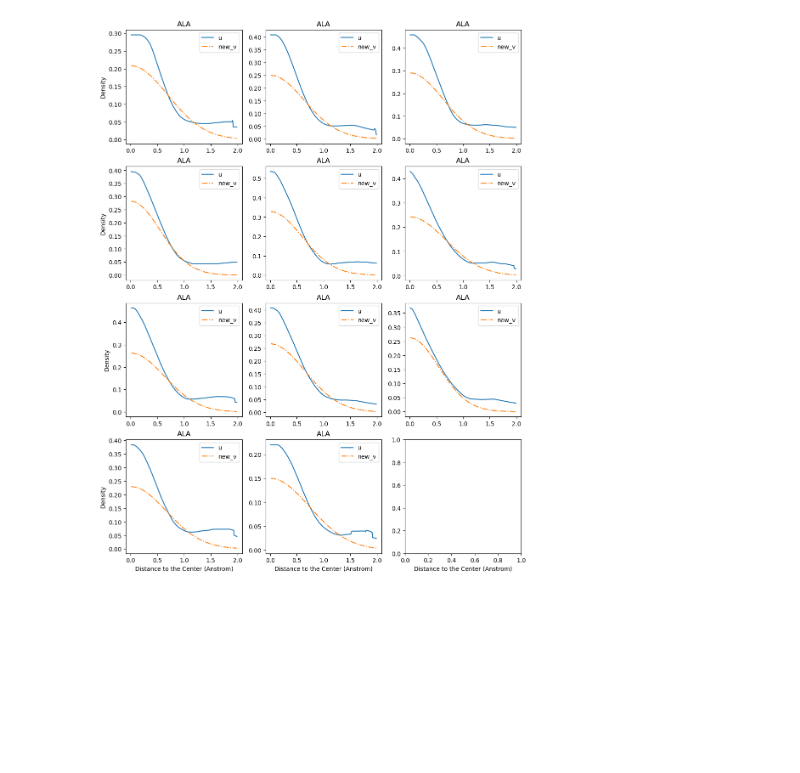
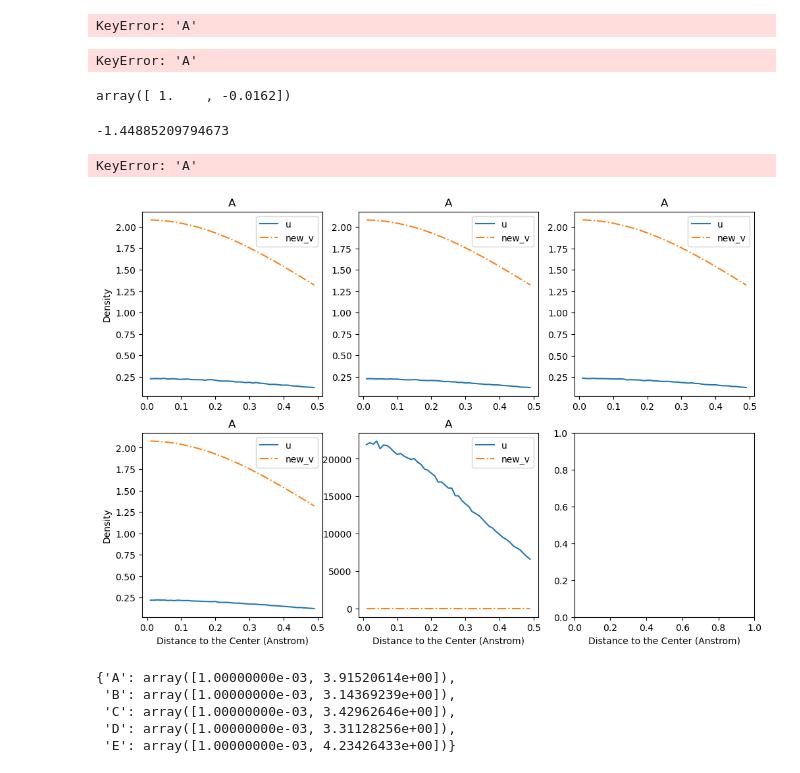
Before and after one commit to bookbnnbnn/Weighted-Empirical-Baysian-Model, a Jupyter notebook: package_test.ipynb, the cells around one changed output. Cells and saved outputs as stored; diff of their text form; code cells hidden in the pictures; blank space fills up the shorter version.

Commit message:
caculate `mu_mle` by scipy

```diff
--- a/package_test.ipynb
+++ b/package_test.ipynb
@@ -16,11 +39,12 @@ MAX_RAD = 0.2
 # %%
-wqeb = WQEB()
-data = wqeb.read_data(
-    root_map='./dataset/emd_11103.map',
-    root_pdb='./dataset/6z6u.pdb',
-    atomic="CA",
-    max_rad = MAX_RAD,
-    base_num_points=2,
-    max_points=20
-    )
+# MAX_RAD = 0.8
+# wqeb = WQEB()
+# data = wqeb.read_data(
+#     root_map='./dataset/emd_11103.map',
+#     root_pdb='./dataset/6z6u.pdb',
+#     atomic="CA",
+#     max_rad = MAX_RAD,
+#     base_num_points=2,
+#     max_points=10
+#     )
 # %%
@@ -116,0 +384,21 @@ True
+# %%
+-(1 / (2 * wqeb.sigmas_em["A"][0])) * (wqeb.data_log["A"][0][170] - wqeb.Xs_tilde["A"][0][170].T @ wqeb.betas_em["A"][0])**2
+# %% [output]
+KeyError: 'A'
+# %%
+-(1 / (2 * wqeb.sigmas_em["A"][0])) * (wqeb.data_log["A"][0][171] - wqeb.Xs_tilde["A"][0][171].T @ wqeb.betas_em["A"][0])**2
+# %% [output]
+KeyError: 'A'
+# %%
+wqeb.Xs_tilde["A"][0][170]
+# %% [output]
+array([ 1.    , -0.0162])
+# %%
+ wqeb.data_log["A"][0][170]
+# %% [output]
+-1.44885209794673
+# %%
+wqeb.Xs_tilde["A"][0]
+np.diag(caculate_weight_matrix(wqeb.Xs_tilde["A"], wqeb.data_log["A"], wqeb.betas_em["A"], wqeb.sigmas_em["A"], 1)[0]).argmax()
+# %% [output]
+KeyError: 'A'
@@ -117,4 +416,13 @@ True
 # %%
-wqeb.plot_data(max_rad=MAX_RAD, amino_acid="ALA")
+MAX_RAD = 0.5
+wqeb.plot_data(max_rad=MAX_RAD, amino_acid="A")
 # %% [output]
-[figure, old version]
+[figure, new version]
+# %%
+wqeb.mus_mle
+# %% [output]
+{'A': array([1.00000000e-03, 3.91520614e+00]),
+ 'B': array([1.00000000e-03, 3.14369239e+00]),
+ 'C': array([1.00000000e-03, 3.42962646e+00]),
+ 'D': array([1.00000000e-03, 3.31128256e+00]),
+ 'E': array([1.00000000e-03, 4.23426433e+00])}
```
Also changed, not shown: parts of 34 cells of this notebook, 3 other files.
